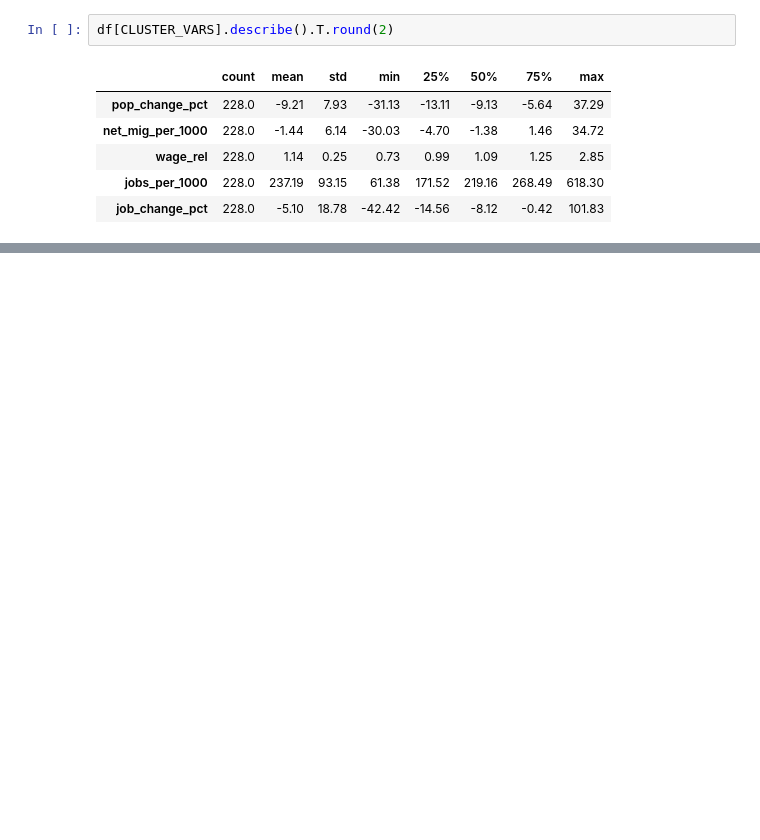
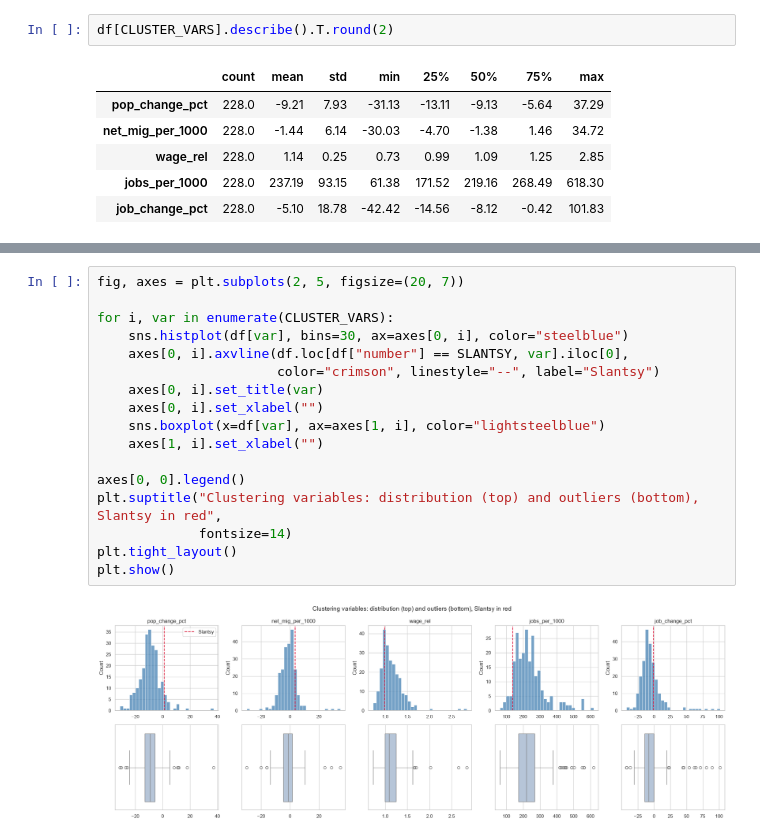
Before and after one commit to evelina-kalugina/-russian-monotowns-typology, a Jupyter notebook: notebooks/04_clustering.ipynb, the cells around one changed output, grey strips where cells are left out. Drawn from its saved outputs; the diff is of its cells as text; blank space fills up the shorter version.

Commit message:
04_clustering: distributions, correlations and outlier check

```diff
--- a/notebooks/04_clustering.ipynb
+++ b/notebooks/04_clustering.ipynb
@@ -64,0 +79,19 @@ df[CLUSTER_VARS].describe().T.round(2)
+# %%
+fig, axes = plt.subplots(2, 5, figsize=(20, 7))
+
+for i, var in enumerate(CLUSTER_VARS):
+    sns.histplot(df[var], bins=30, ax=axes[0, i], color="steelblue")
+    axes[0, i].axvline(df.loc[df["number"] == SLANTSY, var].iloc[0],
+                       color="crimson", linestyle="--", label="Slantsy")
+    axes[0, i].set_title(var)
+    axes[0, i].set_xlabel("")
+    sns.boxplot(x=df[var], ax=axes[1, i], color="lightsteelblue")
+    axes[1, i].set_xlabel("")
+
+axes[0, 0].legend()
+plt.suptitle("Clustering variables: distribution (top) and outliers (bottom), Slantsy in red",
+             fontsize=14)
+plt.tight_layout()
+plt.show()
+# %% [output]
+[figure, added]
```
Also changed, not shown: parts of 3 cells of this notebook.
